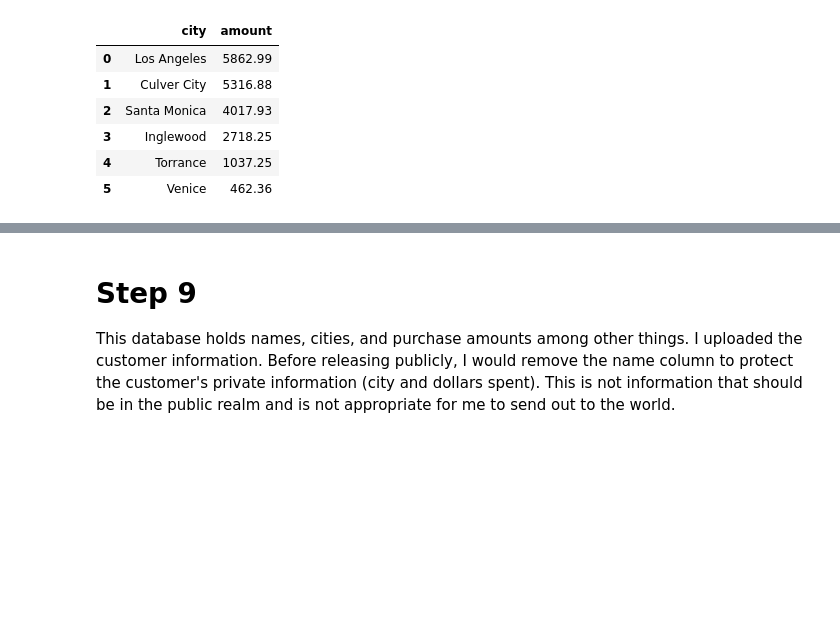
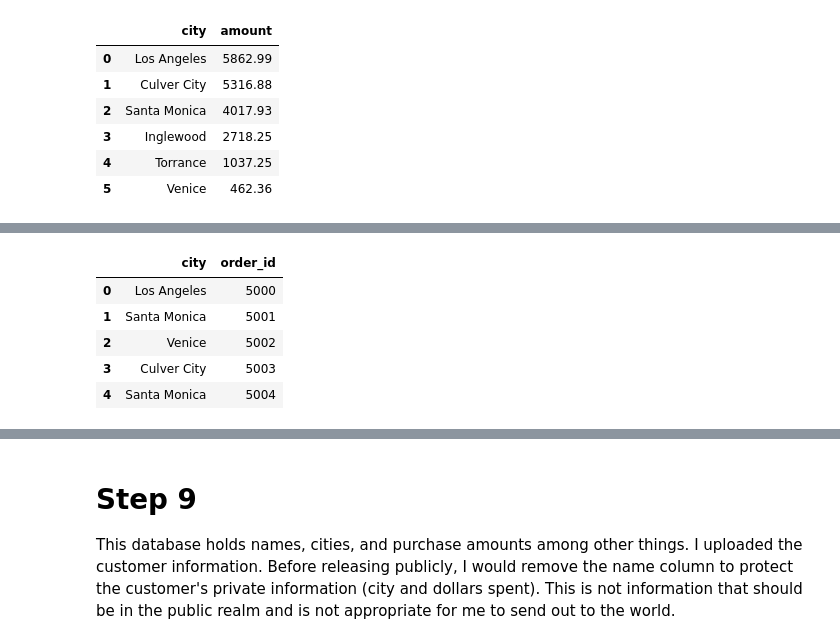
Before and after one commit to acamend/cs82a-portfolio, a Jupyter notebook: module6/Module6Lab1.ipynb, the cells around one changed output, grey strips where cells are left out. Cells and saved outputs as stored; diff of their text form; code cells hidden in the pictures; blank space fills up the shorter version.

```diff
--- a/module6/Module6Lab1.ipynb
+++ b/module6/Module6Lab1.ipynb
@@ -136,0 +157,9 @@ plt.show()
+# %%
+new_df.head()
+# %% [output]
+|  | city | order_id |
+| 0 | Los Angeles | 5000 |
+| 1 | Santa Monica | 5001 |
+| 2 | Venice | 5002 |
+| 3 | Culver City | 5003 |
+| 4 | Santa Monica | 5004 |
```
Also changed, not shown: parts of 13 cells of this notebook.
